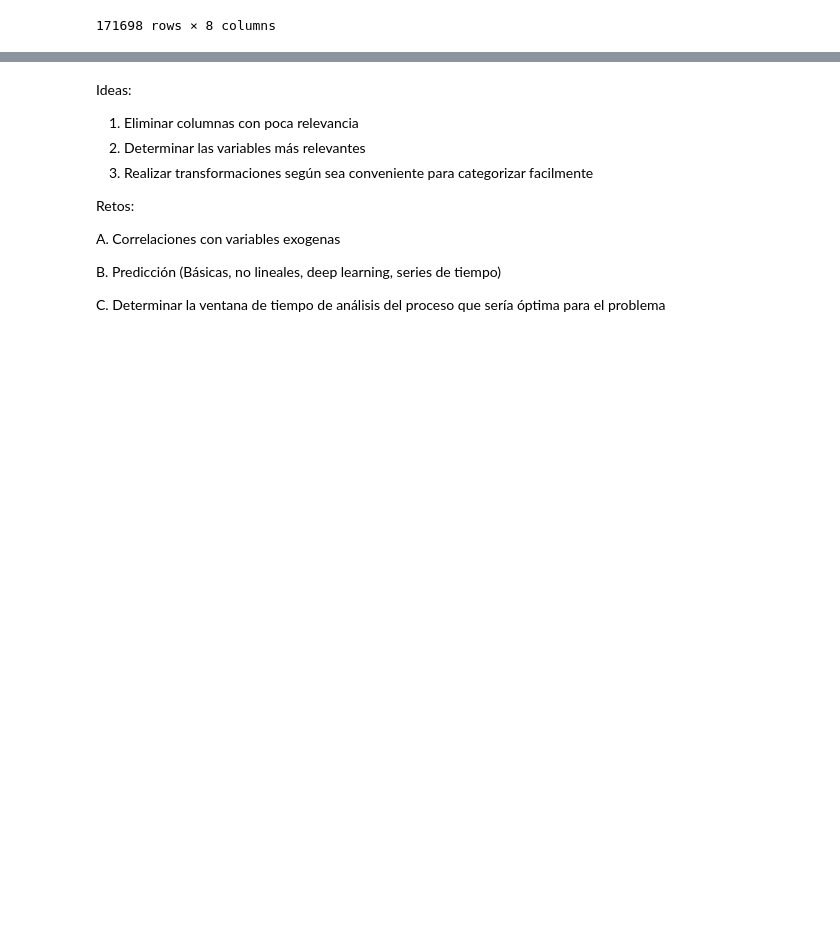
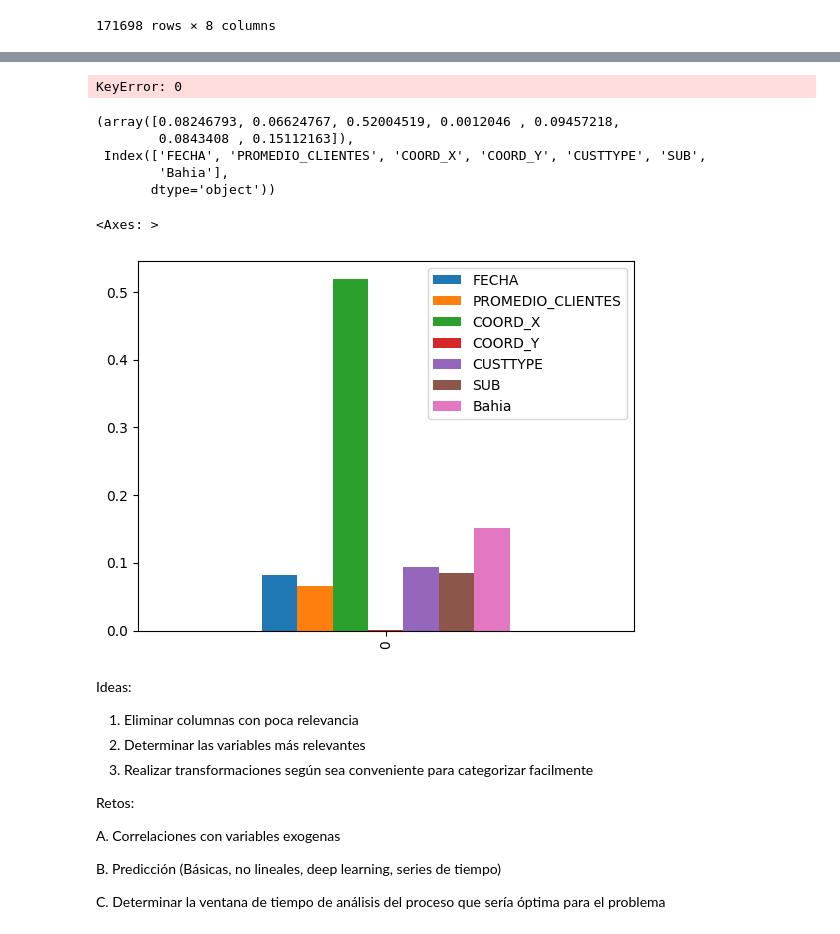
Before and after one commit to alvillegasru/Proyeccion_Energia, a Jupyter notebook: Cuaderno/ProyeccionDemanda.ipynb, the cells around one changed output, grey strips where cells are left out. Saved outputs shown, nothing was run; the diff lists cells and outputs as text; code cells hidden in the pictures; blank space fills up the shorter version.

```diff
--- a/Cuaderno/ProyeccionDemanda.ipynb
+++ b/Cuaderno/ProyeccionDemanda.ipynb
@@ -211,0 +241,5 @@ dtype: int64
+# %%
+df_merged2['SUB'] = df_merged2['CTO'].str[:5]
+df_merged2['Bahia'] = df_merged2['CTO'].str[-3:]
+df_merged2.drop(columns=['CTO','TF'],inplace=True)
+df_merged2
@@ -211,0 +305,4 @@ dtype: int64
+# %%
+df_encode=visualizer.cleaned_data
+# %%
+df_encode['FECHA'] = df_encode['FECHA'].astype('int64') / 1e9
@@ -211,0 +340,29 @@ dtype: int64
+# %%
+# Supongamos que `df_encode` ya está cargado.
+
+# Separar X (características) e y (variable objetivo)
+X = df_encode.drop(columns=['KWH_M'])  # Eliminar la columna de la variable objetivo
+y = df_encode['KWH_M']  # Seleccionar la variable objetivo
+
+# Escalar la variable objetivo con MinMaxScaler
+scaler_y = MinMaxScaler()
+y_scaled = scaler_y.fit_transform(y.values.reshape(-1, 1))
+
+# División inicial: entrenamiento + validación (80%) y prueba (20%)
+X_train_val, X_test, y_train_val, y_test = train_test_split(
+    X, y_scaled, test_size=0.2, random_state=42
+)
+
+# División secundaria: entrenamiento (70%) y validación (30%) del conjunto de entrenamiento
+X_train, X_val, y_train, y_val = train_test_split(
+    X_train_val, y_train_val, test_size=0.3, random_state=42
+)
+
+# Verificación de tamaños de los conjuntos
+print("Tamaños:")
+print(f"Entrenamiento: {X_train.shape}, {y_train.shape}")
+print(f"Validación: {X_val.shape}, {y_val.shape}")
+print(f"Prueba: {X_test.shape}, {y_test.shape}")
+
+# Mostrar algunos valores escalados de `y`
+print("Primeros valores de y escalados:", y_train[:5].flatten())
@@ -212,3 +443,21 @@ dtype: int64
+# %%
+model
+# %% [output]
+KeyError: 0
+# %%
+model.feature_importances_,X.columns
+# %% [output]
+(array([0.08246793, 0.06624767, 0.52004519, 0.0012046 , 0.09457218,
+        0.0843408 , 0.15112163]),
+ Index(['FECHA', 'PROMEDIO_CLIENTES', 'COORD_X', 'COORD_Y', 'CUSTTYPE', 'SUB',
+        'Bahia'],
+       dtype='object'))
+# %%
+import matplotlib.pyplot as plt
+pd.DataFrame(model.feature_importances_.reshape(1,-1),columns=X.columns).plot.bar()
+# %% [output]
+<Axes: >
+[figure, added]
 # %% [markdown]
 Ideas:
 
```
Also changed, not shown: parts of 11 cells of this notebook.
